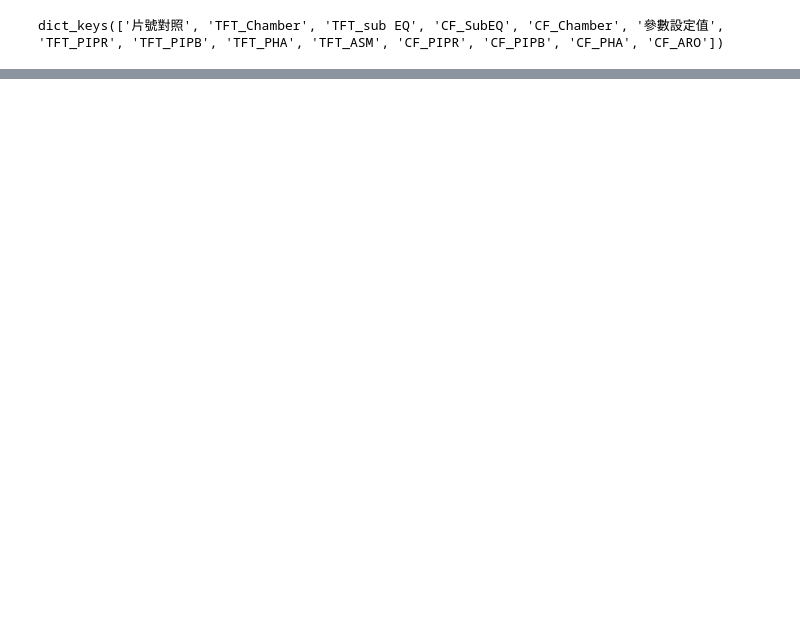
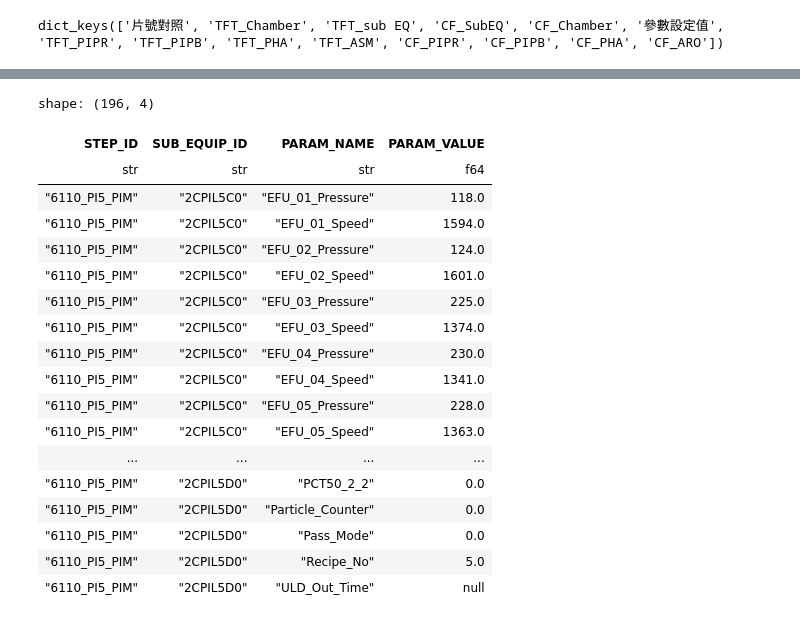
Before and after one commit to dimsplendid/innolux, a Jupyter notebook: notebooks/T2_6638_ZIX-7061XX_TR35/edc_qtime.ipynb, the cells around one changed output, grey strips where cells are left out. Drawn from its saved outputs; the diff is of its cells as text; code cells hidden in the pictures; blank space fills up the shorter version.

Commit message:
Update some T2 edc value test

```diff
--- a/notebooks/T2_6638_ZIX-7061XX_TR35/edc_qtime.ipynb
+++ b/notebooks/T2_6638_ZIX-7061XX_TR35/edc_qtime.ipynb
@@ -1,3 +1,4 @@
 # %%
 from innolux import *
+pl.Config.set_tbl_rows(-1)
 data_root = Path("../../tests/data").resolve() / Path("T2_6638_ZIX-7061XX_TR35")
@@ -90,3 +120,37 @@ station = {
         "2CABM1D2",
     ]
 }
+# %%
+(
+edc_raws['TFT_PIPB']
+    .filter(pl.col('GLASS_ID') == "661A2AQ523R201")
+    # .filter(pl.col("PARAM_VALUE") != "0")
+    # .filter(pl.col("PARAM_VALUE") != " ")
+    # .filter(pl.col('SUB_EQUIP_ID')==r"2CA\wM\dD\d")
+    # .filter(pl.col('PARAM_NAME').str.contains('oven'))
+    .select(
+        "STEP_ID",
+        # "GLASS_ID",
+        # "PROCESS_START_TIME", "PROCESS_END_TIME",
+        "SUB_EQUIP_ID", "PARAM_NAME", "PARAM_VALUE")
+)
+# %% [output]
+shape: (196, 4)
+| STEP_ID | SUB_EQUIP_ID | PARAM_NAME | PARAM_VALUE |
+| str | str | str | f64 |
+| "6110_PI5_PIM" | "2CPIL5C0" | "EFU_01_Pressure" | 118.0 |
+| "6110_PI5_PIM" | "2CPIL5C0" | "EFU_01_Speed" | 1594.0 |
+| "6110_PI5_PIM" | "2CPIL5C0" | "EFU_02_Pressure" | 124.0 |
+| "6110_PI5_PIM" | "2CPIL5C0" | "EFU_02_Speed" | 1601.0 |
+| "6110_PI5_PIM" | "2CPIL5C0" | "EFU_03_Pressure" | 225.0 |
+| "6110_PI5_PIM" | "2CPIL5C0" | "EFU_03_Speed" | 1374.0 |
+| "6110_PI5_PIM" | "2CPIL5C0" | "EFU_04_Pressure" | 230.0 |
+| "6110_PI5_PIM" | "2CPIL5C0" | "EFU_04_Speed" | 1341.0 |
+| "6110_PI5_PIM" | "2CPIL5C0" | "EFU_05_Pressure" | 228.0 |
+| "6110_PI5_PIM" | "2CPIL5C0" | "EFU_05_Speed" | 1363.0 |
+| ... | ... | ... | ... |
+| "6110_PI5_PIM" | "2CPIL5D0" | "PCT50_2_2" | 0.0 |
+| "6110_PI5_PIM" | "2CPIL5D0" | "Particle_Counter" | 0.0 |
+| "6110_PI5_PIM" | "2CPIL5D0" | "Pass_Mode" | 0.0 |
+| "6110_PI5_PIM" | "2CPIL5D0" | "Recipe_No" | 5.0 |
+| "6110_PI5_PIM" | "2CPIL5D0" | "ULD_Out_Time" | null |
```
Also changed, not shown: parts of 5 cells of this notebook, 3 other files.
